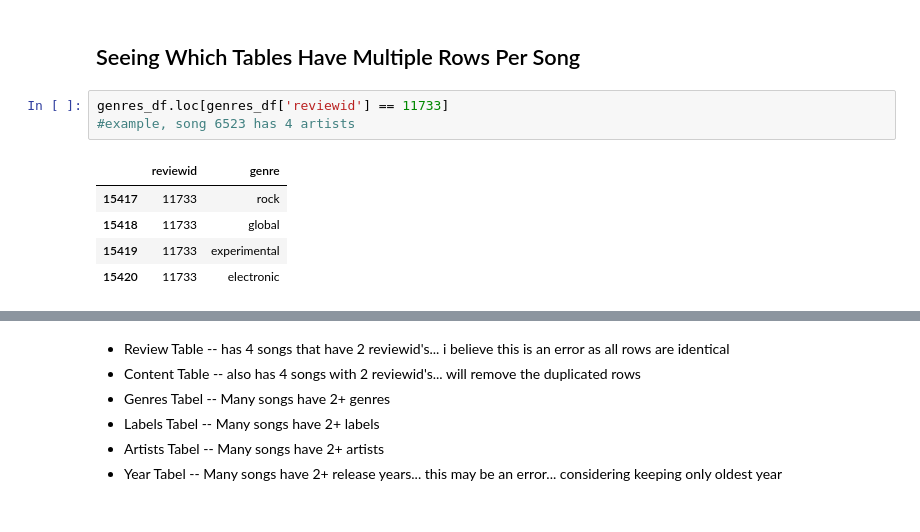
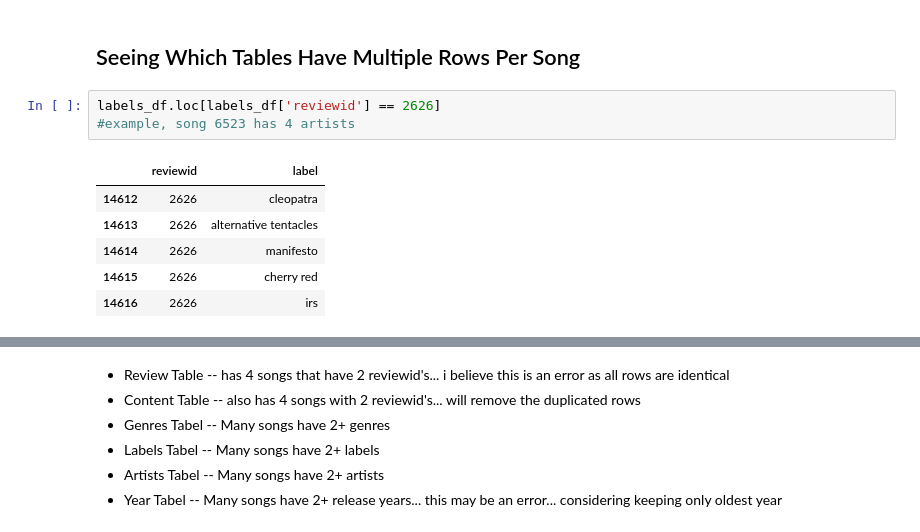
Before and after one commit to jnawjux/pitchfork_review_testing, a Jupyter notebook: Music_Index.ipynb, the cells around one changed output, grey strips where cells are left out. Drawn from its saved outputs; the diff is of its cells as text.

```diff
--- a/Music_Index.ipynb
+++ b/Music_Index.ipynb
@@ -127,11 +129,12 @@ len(set(reviews_df['reviewid']))
 # %% [markdown]
 ## Seeing Which Tables Have Multiple Rows Per Song
 # %%
-genres_df.loc[genres_df['reviewid'] == 11733]
+labels_df.loc[labels_df['reviewid'] == 2626]
 #example, song 6523 has 4 artists
 # %% [output]
-|  | reviewid | genre |
-| 15417 | 11733 | rock |
-| 15418 | 11733 | global |
-| 15419 | 11733 | experimental |
-| 15420 | 11733 | electronic |
+|  | reviewid | label |
+| 14612 | 2626 | cleopatra |
+| 14613 | 2626 | alternative tentacles |
+| 14614 | 2626 | manifesto |
+| 14615 | 2626 | cherry red |
+| 14616 | 2626 | irs |
```
Also changed, not shown: parts of 57 cells of this notebook.
